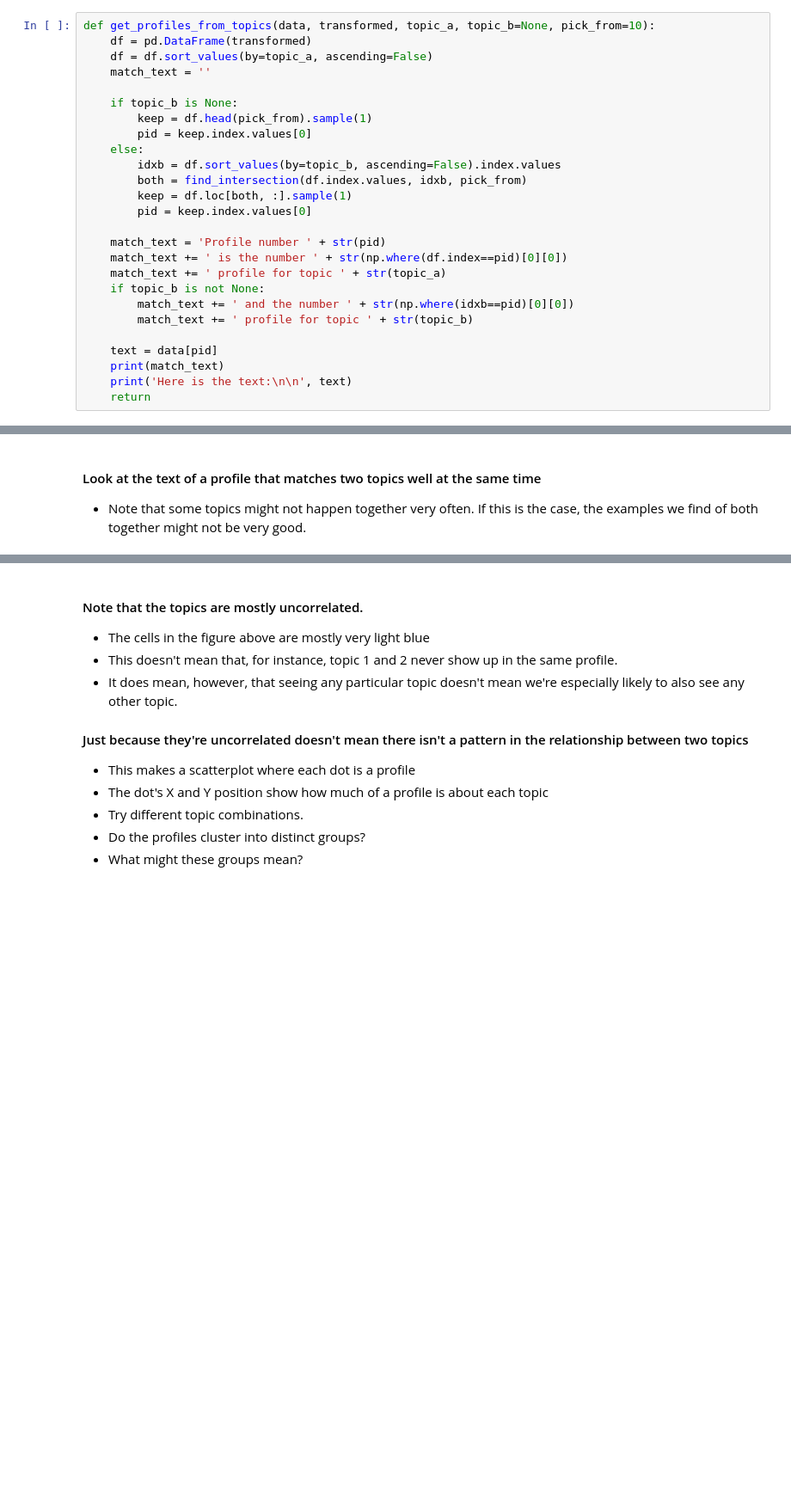
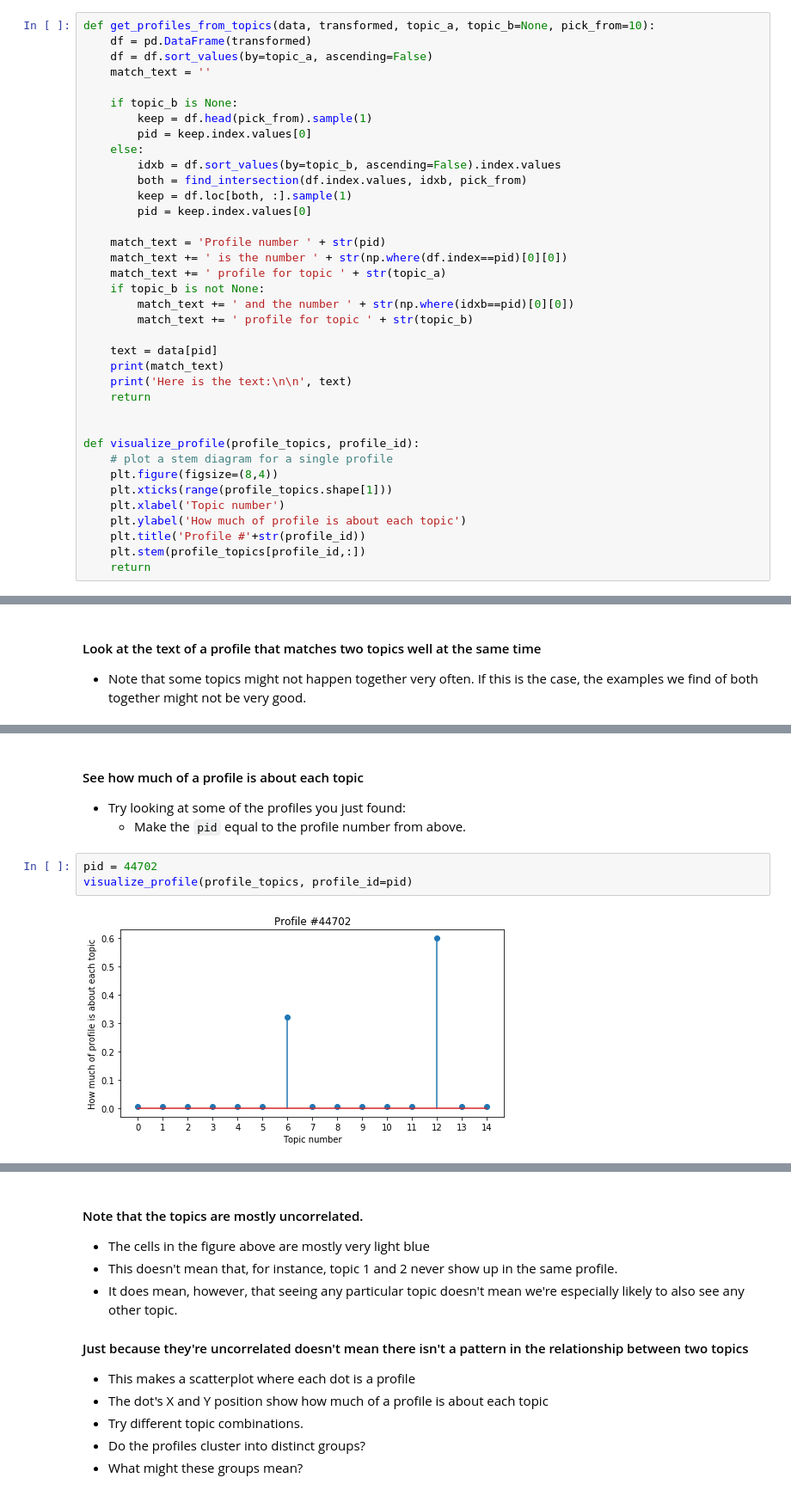
Before and after one commit to UM-CSS/CSSLabs-NLP, a Jupyter notebook: 3_Topic_modeling.ipynb, the cells around one changed output, grey strips where cells are left out. Shown at 86% size. Drawn from its saved outputs; the diff is of its cells as text; blank space fills up the shorter version.

Commit message:
back in order, with distinctive topic functionality

```diff
--- a/3_Topic_modeling.ipynb
+++ b/3_Topic_modeling.ipynb
@@ -297,6 +339,17 @@ def get_profiles_from_topics(data, transformed, topic_a, topic_b=None, pick_from
     print(match_text)
     print('Here is the text:\n\n', text)
     return
+
+
+def visualize_profile(profile_topics, profile_id):
+    # plot a stem diagram for a single profile
+    plt.figure(figsize=(8,4))
+    plt.xticks(range(profile_topics.shape[1]))
+    plt.xlabel('Topic number')
+    plt.ylabel('How much of profile is about each topic')
+    plt.title('Profile #'+str(profile_id))
+    plt.stem(profile_topics[profile_id,:])
+    return
 # %% [markdown]
 #### Figure out how much of each topic is in each profile
 # %%
@@ -316 +387,10 @@ get_profiles_from_topics(documents, profile_topics, topic_a=8, topic_b=9)
+# %% [markdown]
+#### See how much of a profile is about each topic
+- Try looking at some of the profiles you just found:
+    - Make the `pid` equal to the profile number from above.
+# %%
+pid = 44702
+visualize_profile(profile_topics, profile_id=pid)
+# %% [output]
+[figure, added]
 # %% [markdown]
```
Also changed, not shown: parts of 70 cells of this notebook.
